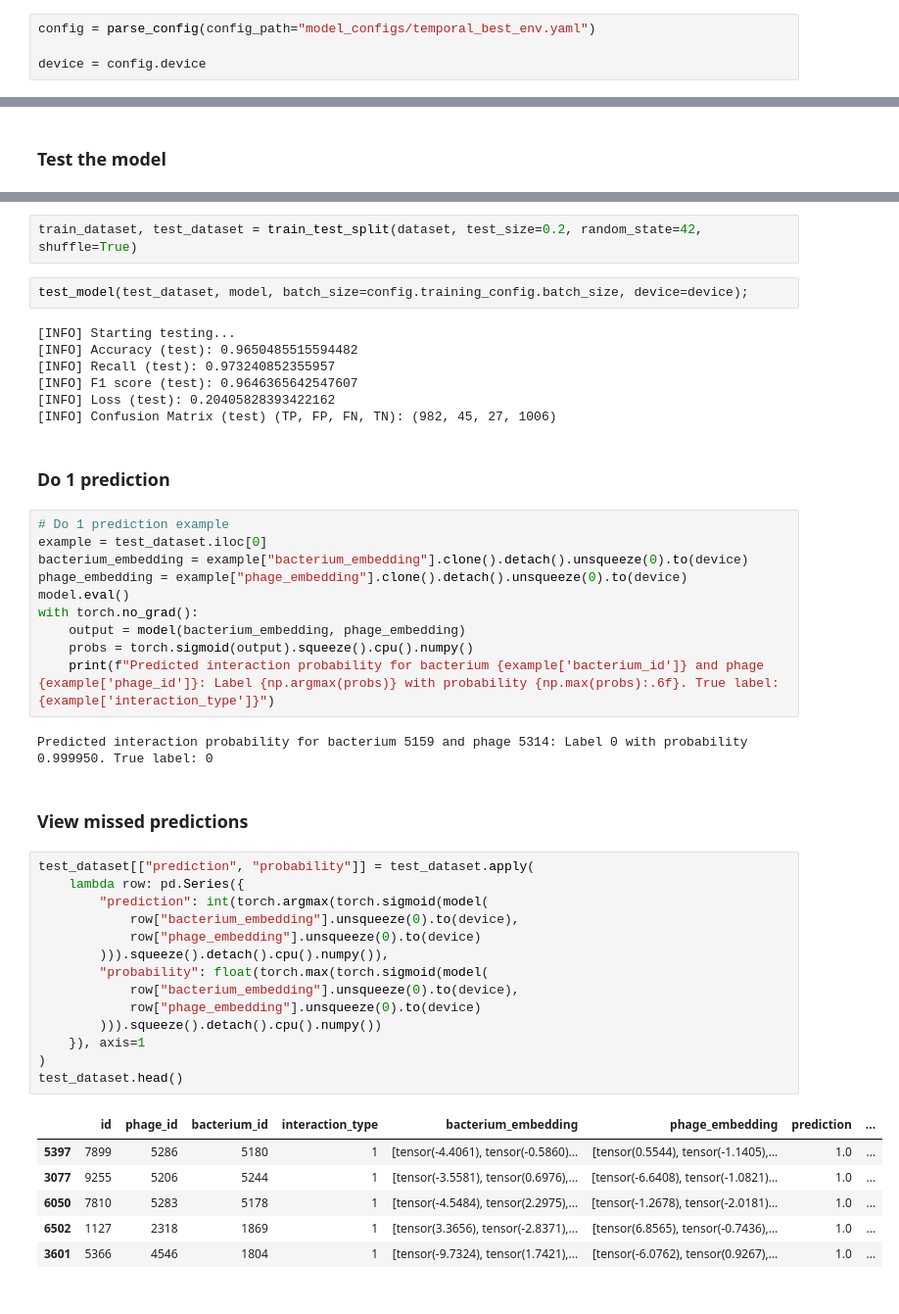
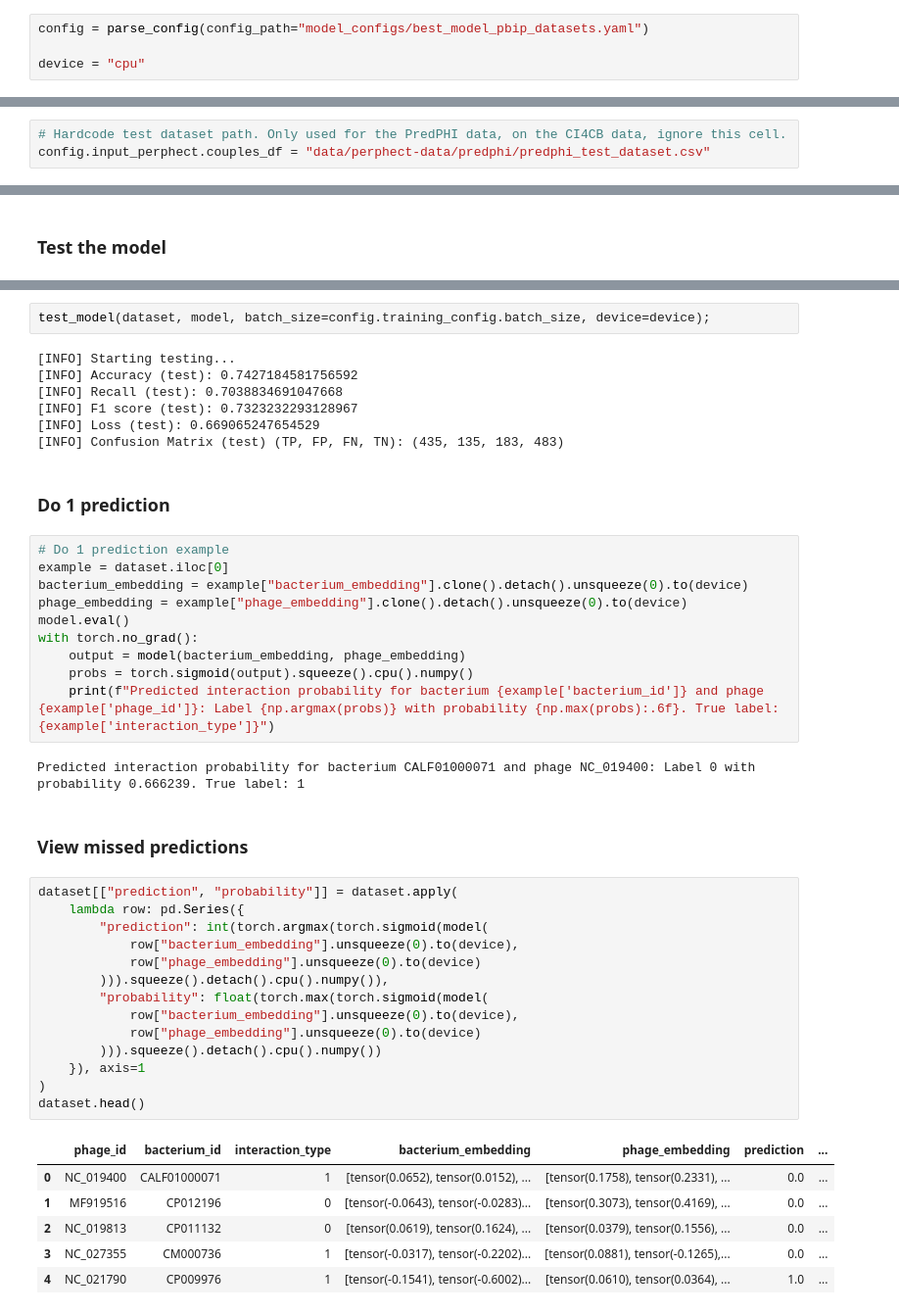
Before and after one commit to nathan-heig/FoundedPBI-code, a Jupyter notebook: analysis/model_testing.ipynb, the cells around one changed output, grey strips where cells are left out. Shown at 98% size. Cells and saved outputs as stored; diff of their text form.

```diff
--- a/analysis/model_testing.ipynb
+++ b/analysis/model_testing.ipynb
@@ -20,5 +18,5 @@ from sklearn.model_selection import train_test_split
 # %%
-config = parse_config(config_path="model_configs/temporal_best_env.yaml")
+config = parse_config(config_path="model_configs/best_model_pbip_datasets.yaml")
 
-device = config.device
+device = "cpu"
 # %% [output]
@@ -28,5 +26,8 @@ device = config.device
 # %% [markdown]
 ### Load dataset
+# %%
+# Hardcode test dataset path. Only used for the PredPHI data, on the CI4CB data, ignore this cell.
+config.input_perphect.couples_df = "data/perphect-data/predphi/predphi_test_dataset.csv"
 # %%
 # Assumming that all the embeddings have already been computed
 output_manager = H5pyEmbeddingsManager(config.embeddings_dir)
@@ -96,19 +70,17 @@ test_dataset.head()
-# %%
-train_dataset, test_dataset = train_test_split(dataset, test_size=0.2, random_state=42, shuffle=True)
 # %%
-test_model(test_dataset, model, batch_size=config.training_config.batch_size, device=device);
+test_model(dataset, model, batch_size=config.training_config.batch_size, device=device);
 # %% [output]
 [INFO] Starting testing...
-[INFO] Accuracy (test): 0.9650485515594482
-[INFO] Recall (test): 0.973240852355957
-[INFO] F1 score (test): 0.9646365642547607
-[INFO] Loss (test): 0.20405828393422162
-[INFO] Confusion Matrix (test) (TP, FP, FN, TN): (982, 45, 27, 1006)
+[INFO] Accuracy (test): 0.7427184581756592
+[INFO] Recall (test): 0.7038834691047668
+[INFO] F1 score (test): 0.7323232293128967
+[INFO] Loss (test): 0.669065247654529
+[INFO] Confusion Matrix (test) (TP, FP, FN, TN): (435, 135, 183, 483)
 # %% [markdown]
 ### Do 1 prediction
 # %%
 # Do 1 prediction example
-example = test_dataset.iloc[0]
+example = dataset.iloc[0]
 bacterium_embedding = example["bacterium_embedding"].clone().detach().unsqueeze(0).to(device)
 phage_embedding = example["phage_embedding"].clone().detach().unsqueeze(0).to(device)
 model.eval()
@@ -117,28 +89,28 @@ with torch.no_grad():
     probs = torch.sigmoid(output).squeeze().cpu().numpy()
     print(f"Predicted interaction probability for bacterium {example['bacterium_id']} and phage {example['phage_id']}: Label {np.argmax(probs)} with probability {np.max(probs):.6f}. True label: {example['interaction_type']}")
 # %% [output]
-Predicted interaction probability for bacterium 5159 and phage 5314: Label 0 with probability 0.999950. True label: 0
+Predicted interaction probability for bacterium CALF01000071 and phage NC_019400: Label 0 with probability 0.666239. True label: 1
 # %% [markdown]
 ### View missed predictions
 # %%
-test_dataset[["prediction", "probability"]] = test_dataset.apply(
+dataset[["prediction", "probability"]] = dataset.apply(
     lambda row: pd.Series({
         "prediction": int(torch.argmax(torch.sigmoid(model(
             row["bacterium_embedding"].unsqueeze(0).to(device),
             row["phage_embedding"].unsqueeze(0).to(device)
         ))).squeeze().detach().cpu().numpy()),
         "probability": float(torch.max(torch.sigmoid(model(
             row["bacterium_embedding"].unsqueeze(0).to(device),
             row["phage_embedding"].unsqueeze(0).to(device)
         ))).squeeze().detach().cpu().numpy())
     }), axis=1
 )
-test_dataset.head()
+dataset.head()
 # %% [output]
-|  | id | phage_id | bacterium_id | interaction_type | bacterium_embedding | phage_embedding | prediction | ... |
-| 5397 | 7899 | 5286 | 5180 | 1 | [tensor(-4.4061), tensor(-0.5860)... | [tensor(0.5544), tensor(-1.1405),... | 1.0 | ... |
-| 3077 | 9255 | 5206 | 5244 | 1 | [tensor(-3.5581), tensor(0.6976),... | [tensor(-6.6408), tensor(-1.0821)... | 1.0 | ... |
-| 6050 | 7810 | 5283 | 5178 | 1 | [tensor(-4.5484), tensor(2.2975),... | [tensor(-1.2678), tensor(-2.0181)... | 1.0 | ... |
-| 6502 | 1127 | 2318 | 1869 | 1 | [tensor(3.3656), tensor(-2.8371),... | [tensor(6.8565), tensor(-0.7436),... | 1.0 | ... |
-| 3601 | 5366 | 4546 | 1804 | 1 | [tensor(-9.7324), tensor(1.7421),... | [tensor(-6.0762), tensor(0.9267),... | 1.0 | ... |
+|  | phage_id | bacterium_id | interaction_type | bacterium_embedding | phage_embedding | prediction | ... |
+| 0 | NC_019400 | CALF01000071 | 1 | [tensor(0.0652), tensor(0.0152), ... | [tensor(0.1758), tensor(0.2331), ... | 0.0 | ... |
+| 1 | MF919516 | CP012196 | 0 | [tensor(-0.0643), tensor(-0.0283)... | [tensor(0.3073), tensor(0.4169), ... | 0.0 | ... |
+| 2 | NC_019813 | CP011132 | 0 | [tensor(0.0619), tensor(0.1624), ... | [tensor(0.0379), tensor(0.1556), ... | 0.0 | ... |
+| 3 | NC_027355 | CM000736 | 1 | [tensor(-0.0317), tensor(-0.2202)... | [tensor(0.0881), tensor(-0.1265),... | 0.0 | ... |
+| 4 | NC_021790 | CP009976 | 1 | [tensor(-0.1541), tensor(-0.6002)... | [tensor(0.0610), tensor(0.0364), ... | 1.0 | ... |
 # %%
```
Also changed, not shown: parts of 13 cells of this notebook, 4 other files.
